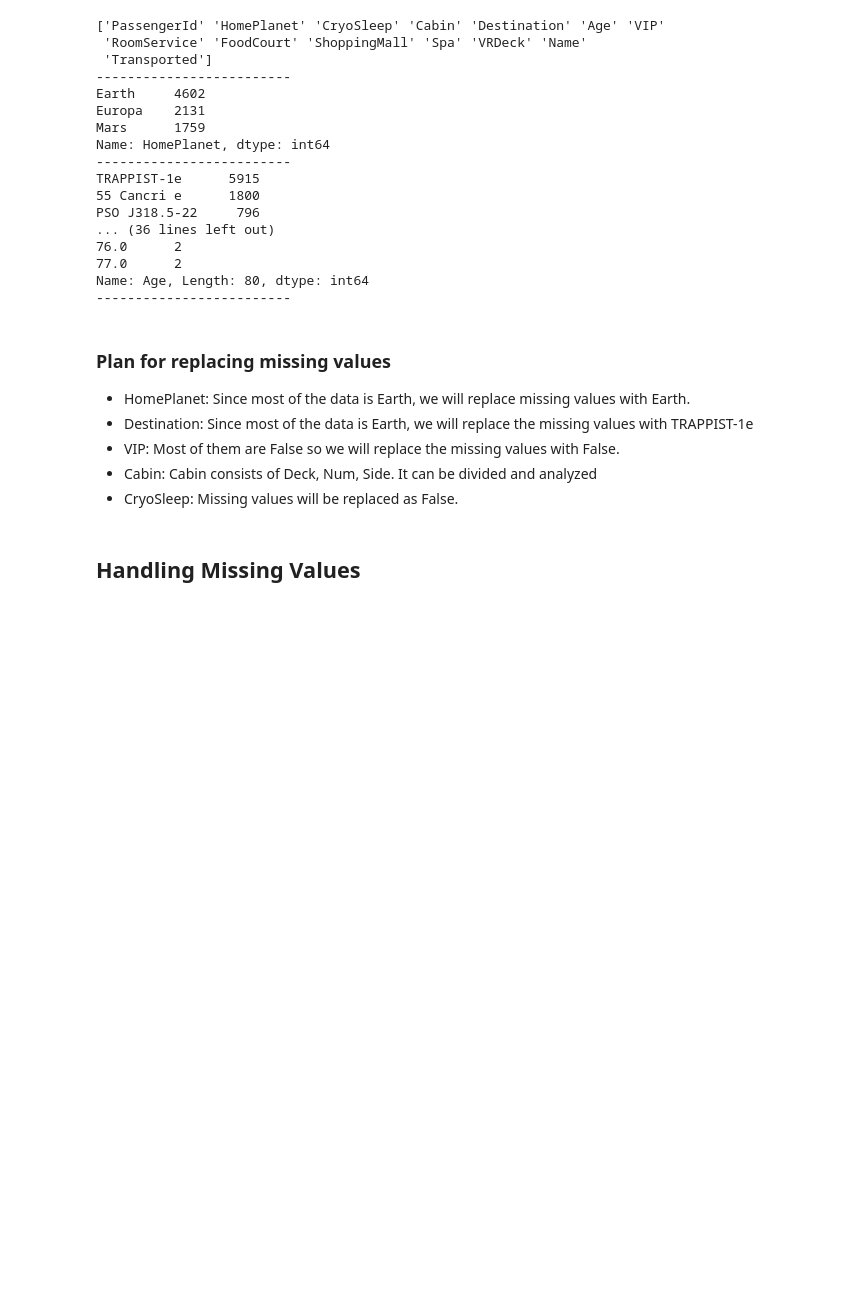
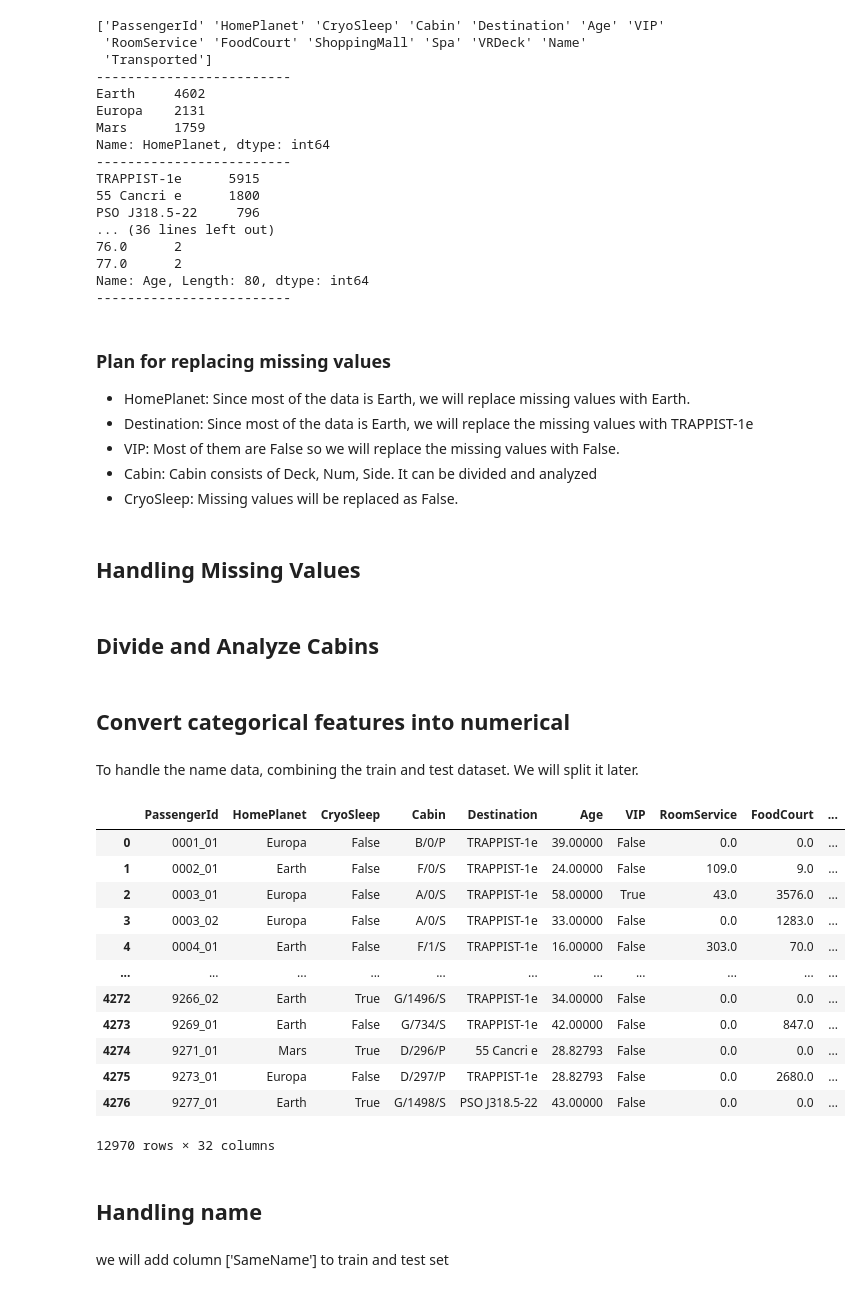
Before and after one commit to Bhavya-02022000/spaceship-titanic, a Jupyter notebook: spaceship-titanic.ipynb, the cells around one changed output. Cells and saved outputs as stored; diff of their text form; code cells hidden in the pictures; blank space fills up the shorter version.

Commit message:
Kaggle Notebook | spaceship titanic | data cleaning 4.0

```diff
--- a/spaceship-titanic.ipynb
+++ b/spaceship-titanic.ipynb
@@ -127,3 +127,50 @@ for feature in Missing_features:
         fill = train[feature].value_counts().index[0]
     train[feature] = train[feature].fillna(fill)
     test[feature] = test[feature].fillna(fill)
+# %% [markdown]
+## Divide and Analyze Cabins
+# %%
+def extract_deck(s):
+    return s.split('/')[0]
+
+def extract_num(s):
+    return s.split('/')[1]
+
+def extract_side(s):
+    return s.split('/')[2]
+
+train['Deck'] = train['Cabin'].apply(extract_deck)
+train['Num'] = train['Cabin'].apply(extract_num)
+train['Side'] = train['Cabin'].apply(extract_side)
+
+test['Deck'] = test['Cabin'].apply(extract_deck)
+test['Num'] = test['Cabin'].apply(extract_num)
+test['Side'] = test['Cabin'].apply(extract_side)
+# %% [markdown]
+## Convert categorical features into numerical
+# %%
+features_cat = ['HomePlanet', 'Destination', 'Deck', 'Side']
+for feature in features_cat:
+    train[pd.get_dummies(train[feature], prefix=feature).columns] = pd.get_dummies(train[feature], prefix=feature)
+    test[pd.get_dummies(test[feature], prefix=feature).columns] = pd.get_dummies(test[feature], prefix=feature)
+# %% [markdown]
+To handle the name data, combining the train and test dataset. We will split it later.
+# %%
+data = pd.concat([train[test.columns], test])
+data
+# %% [output]
+|  | PassengerId | HomePlanet | CryoSleep | Cabin | Destination | Age | VIP | RoomService | FoodCourt | ... |
+| 0 | 0001_01 | Europa | False | B/0/P | TRAPPIST-1e | 39.00000 | False | 0.0 | 0.0 | ... |
+| 1 | 0002_01 | Earth | False | F/0/S | TRAPPIST-1e | 24.00000 | False | 109.0 | 9.0 | ... |
+| 2 | 0003_01 | Europa | False | A/0/S | TRAPPIST-1e | 58.00000 | True | 43.0 | 3576.0 | ... |
+| 3 | 0003_02 | Europa | False | A/0/S | TRAPPIST-1e | 33.00000 | False | 0.0 | 1283.0 | ... |
+| 4 | 0004_01 | Earth | False | F/1/S | TRAPPIST-1e | 16.00000 | False | 303.0 | 70.0 | ... |
+| ... | ... | ... | ... | ... | ... | ... | ... | ... | ... | ... |
+| 4272 | 9266_02 | Earth | True | G/1496/S | TRAPPIST-1e | 34.00000 | False | 0.0 | 0.0 | ... |
+| 4273 | 9269_01 | Earth | False | G/734/S | TRAPPIST-1e | 42.00000 | False | 0.0 | 847.0 | ... |
+| 4274 | 9271_01 | Mars | True | D/296/P | 55 Cancri e | 28.82793 | False | 0.0 | 0.0 | ... |
+| 4275 | 9273_01 | Europa | False | D/297/P | TRAPPIST-1e | 28.82793 | False | 0.0 | 2680.0 | ... |
+| 4276 | 9277_01 | Earth | True | G/1498/S | PSO J318.5-22 | 43.00000 | False | 0.0 | 0.0 | ... |
+12970 rows × 32 columns
+# %% [markdown]
+## Handling name
@@ -129,0 +189,2 @@ for feature in Missing_features:
+# %% [markdown]
+we will add column ['SameName'] to train and test set
```
Also changed, not shown: parts of 6 cells of this notebook.
